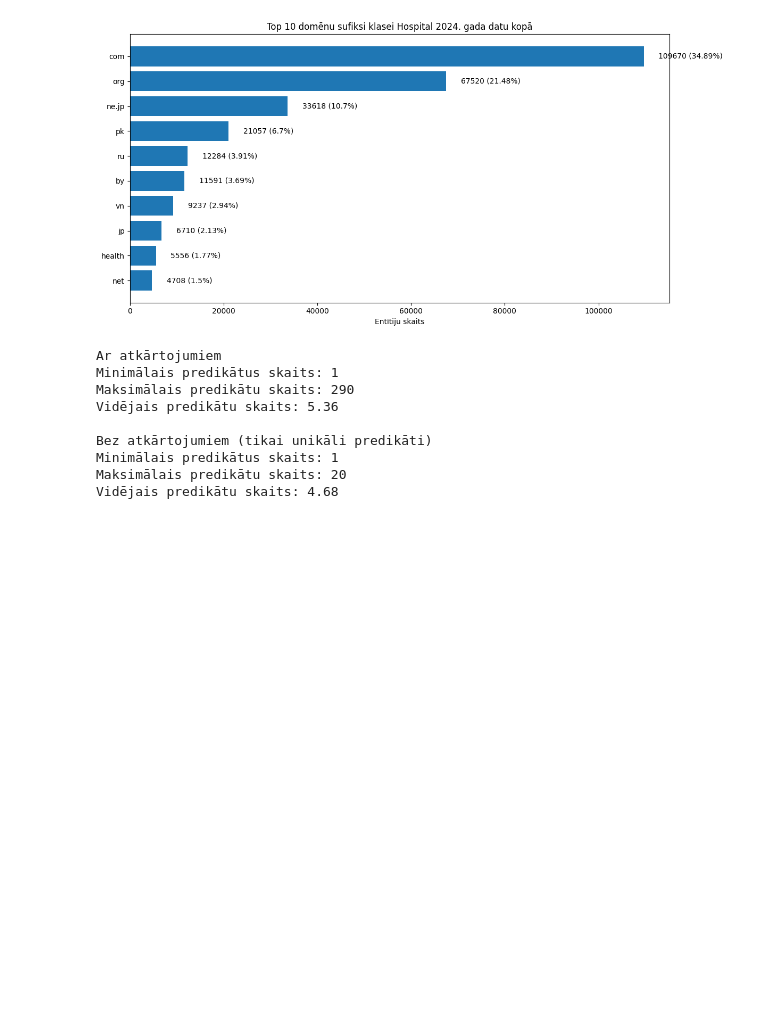
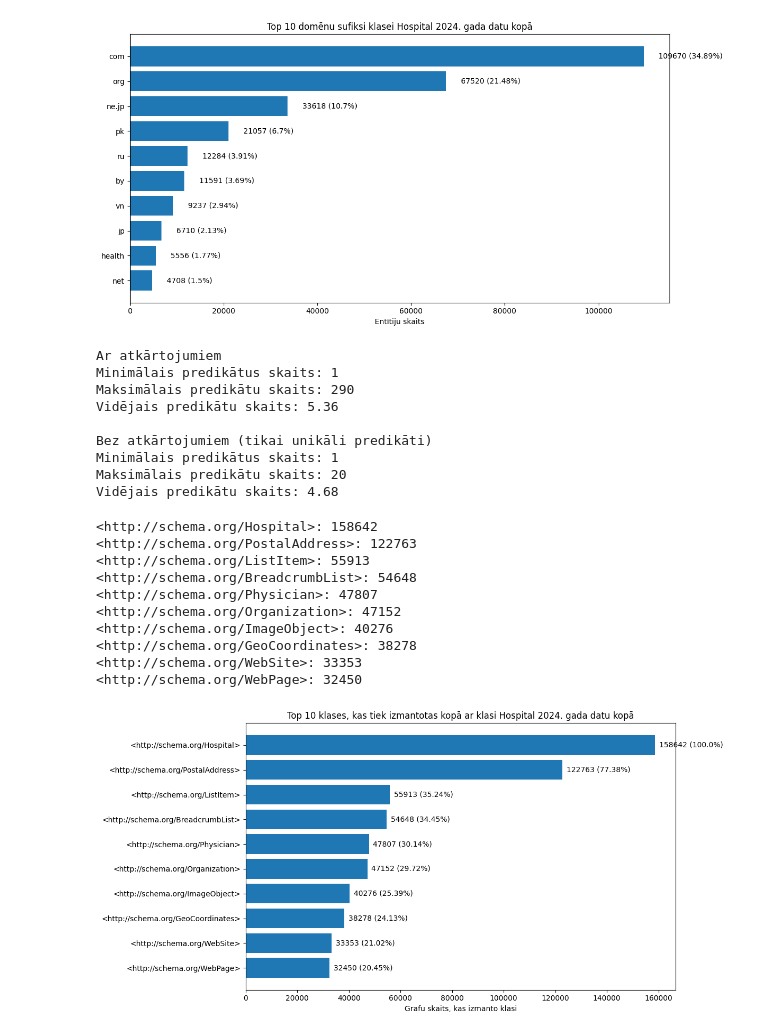
Before and after one commit to alexxxey0/SchemaOrg_Datu_Analize, a Jupyter notebook: analize_Hospital.ipynb, the cells around one changed output. Cells and saved outputs as stored; diff of their text form; code cells hidden in the pictures; blank space fills up the shorter version.

```diff
--- a/analize_Hospital.ipynb
+++ b/analize_Hospital.ipynb
@@ -134,3 +134,17 @@ Bez atkārtojumiem (tikai unikāli predikāti)
 Minimālais predikātus skaits: 1
 Maksimālais predikātu skaits: 20
 Vidējais predikātu skaits: 4.68
+# %%
+parse_and_count_classes(["../hospital_2024_p1.gz", "../hospital_2024_p2.gz"], "Hospital", "2024")
+# %% [output]
+<http://schema.org/Hospital>: 158642
+<http://schema.org/PostalAddress>: 122763
+<http://schema.org/ListItem>: 55913
+<http://schema.org/BreadcrumbList>: 54648
+<http://schema.org/Physician>: 47807
+<http://schema.org/Organization>: 47152
+<http://schema.org/ImageObject>: 40276
+<http://schema.org/GeoCoordinates>: 38278
+<http://schema.org/WebSite>: 33353
+<http://schema.org/WebPage>: 32450
+[figure, added]
```
Also changed, not shown: 5 other files.
